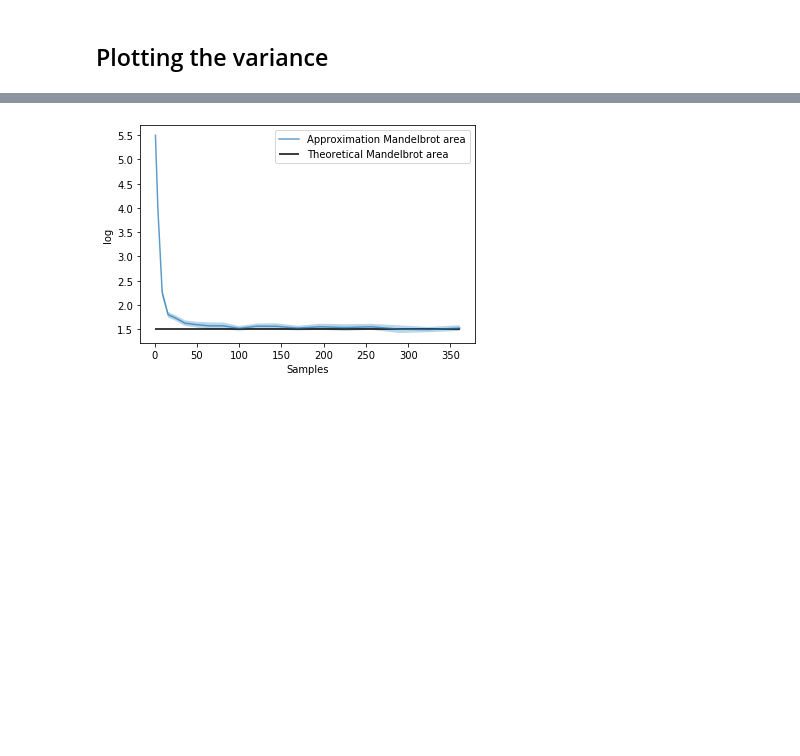
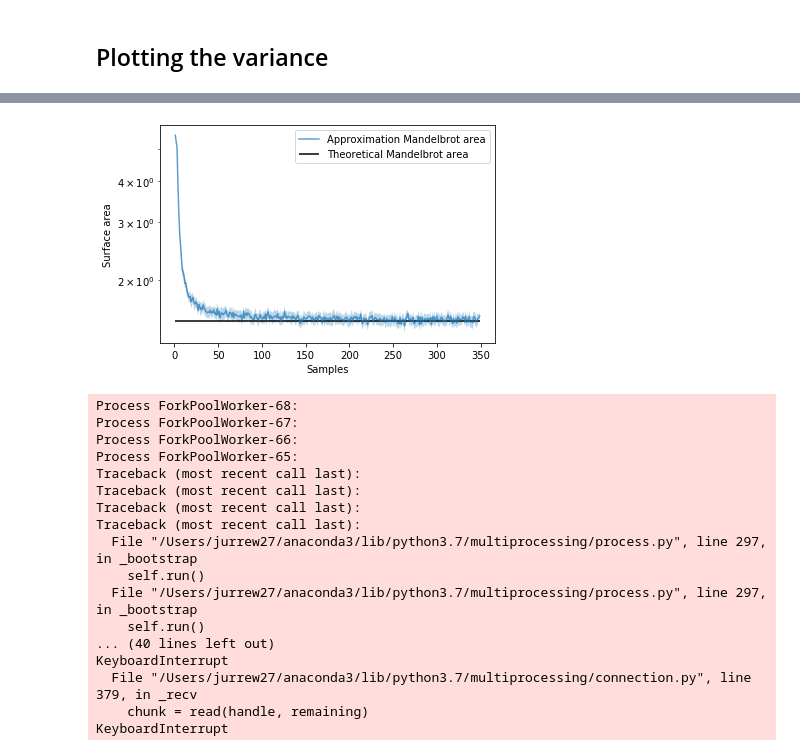
Before and after one commit to jurrew27/stochastic-simulation, a Jupyter notebook: Mandelbrot integration.ipynb, the cells around one changed output, grey strips where cells are left out. Saved outputs shown, nothing was run; the diff lists cells and outputs as text; code cells hidden in the pictures; blank space fills up the shorter version.

```diff
--- a/Mandelbrot integration.ipynb
+++ b/Mandelbrot integration.ipynb
@@ -128,7 +159,7 @@ def plot_samples_variance(s_list, iterations=100, runs=100, sampling_method='ran
     plt.hlines(1.506484, s_list[0], s_list[-1], label = "Theoretical Mandelbrot area")
     plt.xlabel("Samples")
     plt.ylabel("Surface area")
-    plt.ylabel('log')
+    plt.yscale('log')
     plt.fill_between(s_list, mean - variance, mean + variance, alpha = 0.3)
     plt.legend()
     # plt.savefig("Convergence_iterations_variance.png", dpi=500)
@@ -136,7 +188,24 @@ def plot_samples_variance(s_list, iterations=100, runs=100, sampling_method='ran
 # %%
-plot_samples_variance(np.arange(1,20)**2)
+plot_samples_variance(np.arange(1,350))
 # %% [output]
-[figure, old version]
+[figure, new version]
+Process ForkPoolWorker-68:
+Process ForkPoolWorker-67:
+Process ForkPoolWorker-66:
+Process ForkPoolWorker-65:
+Traceback (most recent call last):
+Traceback (most recent call last):
+Traceback (most recent call last):
+Traceback (most recent call last):
+  File "/Users/jurrew27/anaconda3/lib/python3.7/multiprocessing/process.py", line 297, in _bootstrap
+    self.run()
+  File "/Users/jurrew27/anaconda3/lib/python3.7/multiprocessing/process.py", line 297, in _bootstrap
+    self.run()
+... (40 lines left out)
+KeyboardInterrupt
+  File "/Users/jurrew27/anaconda3/lib/python3.7/multiprocessing/connection.py", line 379, in _recv
+    chunk = read(handle, remaining)
+KeyboardInterrupt
 # %%
 def plot_iterations_variance(i_list, samples=100, runs=100, sampling_method='random'):
     pool = mp.Pool(mp.cpu_count())
```
Also changed, not shown: parts of 16 cells of this notebook.
